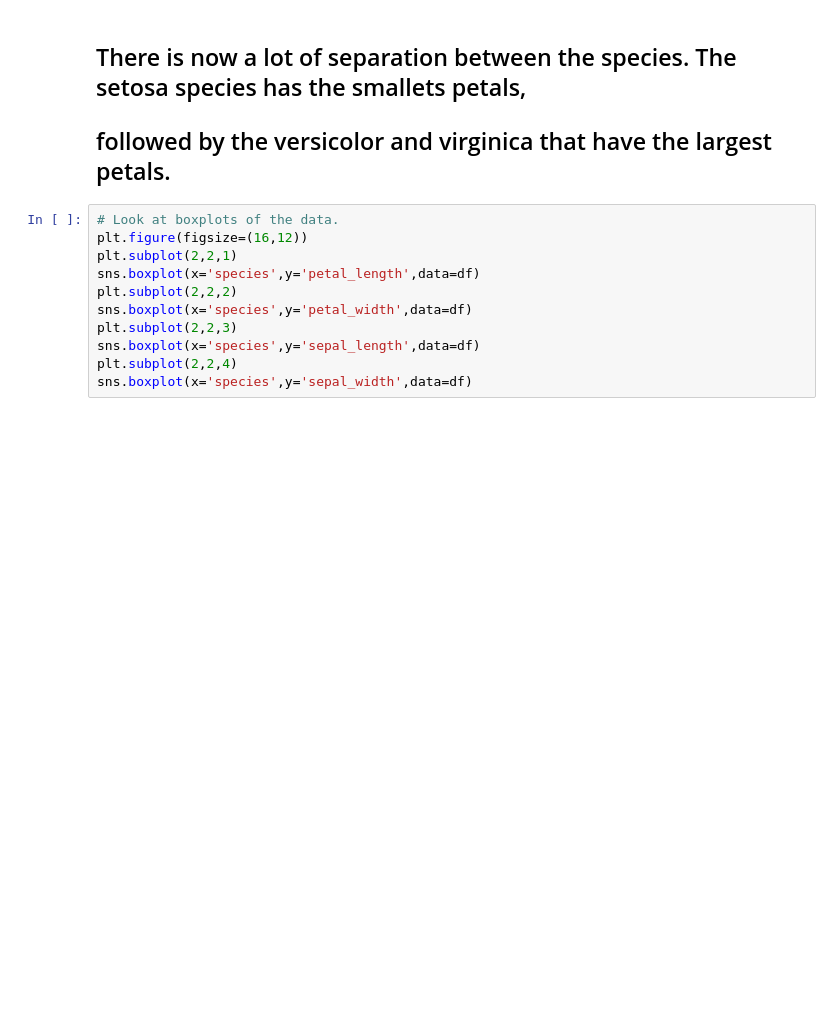
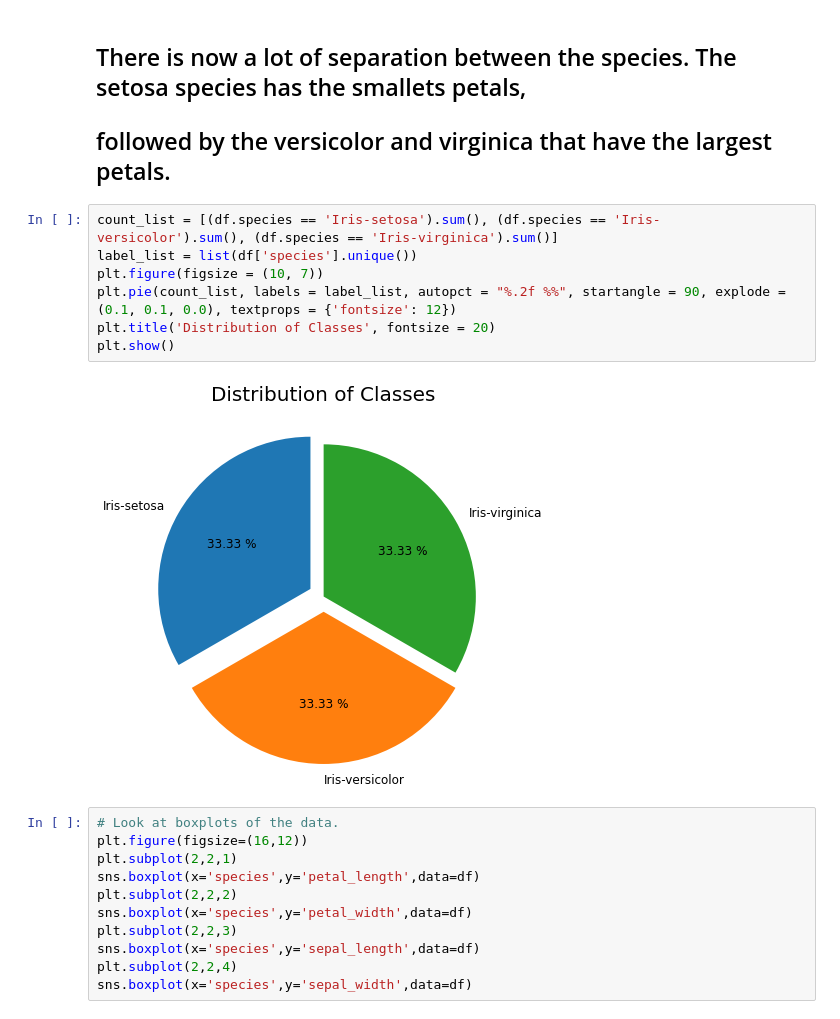
Before and after one commit to schellrw/iris, a Jupyter notebook: iris-eda-classification.ipynb, the cells around one changed output. Saved outputs shown, nothing was run; the diff lists cells and outputs as text; blank space fills up the shorter version.

```diff
--- a/iris-eda-classification.ipynb
+++ b/iris-eda-classification.ipynb
@@ -94,6 +96,15 @@ sns.FacetGrid(df, hue= 'species', height = 10) \
 # %% [markdown]
 ## There is now a lot of separation between the species.  The setosa species has the smallets petals,
 ## followed by the versicolor and virginica that have the largest petals.
+# %%
+count_list = [(df.species == 'Iris-setosa').sum(), (df.species == 'Iris-versicolor').sum(), (df.species == 'Iris-virginica').sum()]
+label_list = list(df['species'].unique())
+plt.figure(figsize = (10, 7))
+plt.pie(count_list, labels = label_list, autopct = "%.2f %%", startangle = 90, explode = (0.1, 0.1, 0.0), textprops = {'fontsize': 12})
+plt.title('Distribution of Classes', fontsize = 20)
+plt.show()
+# %% [output]
+[figure, added]
 # %%
 # Look at boxplots of the data.
 plt.figure(figsize=(16,12))
```
Also changed, not shown: parts of 21 cells of this notebook.
